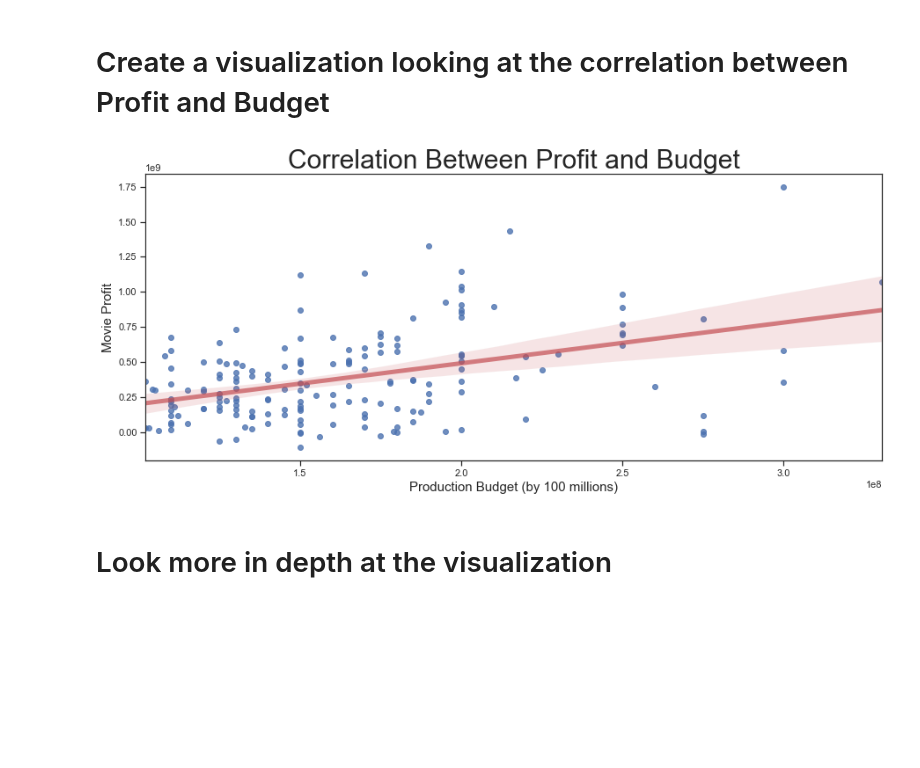
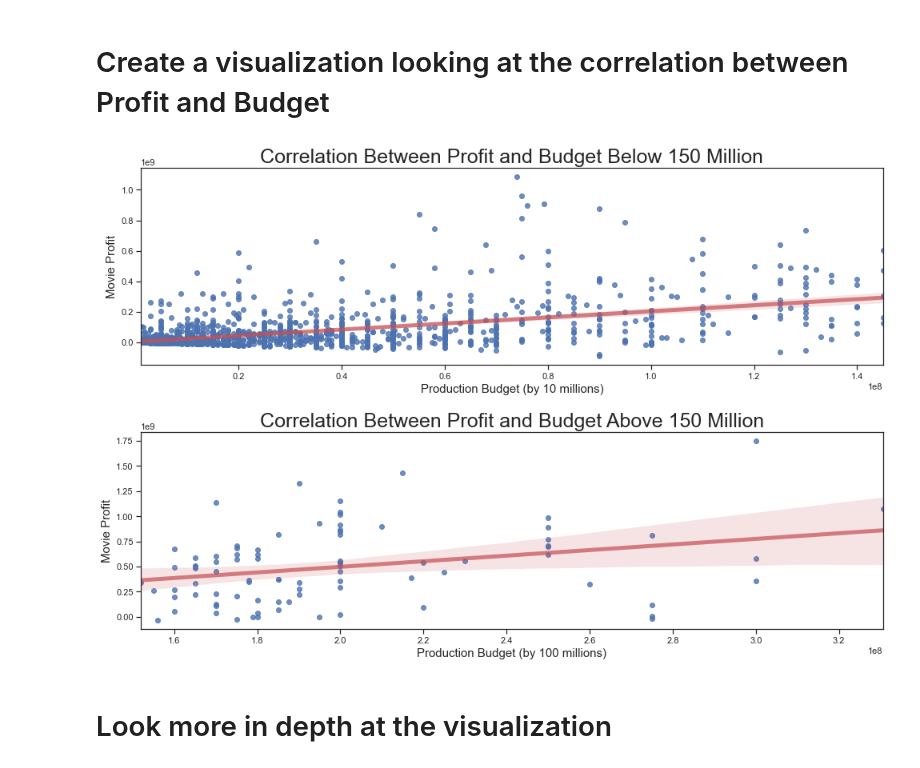
Before and after one commit to jchandleroneal/microsoft-movie-analysis, a Jupyter notebook: Movie Analysis.ipynb, the cells around one changed output. Saved outputs shown, nothing was run; the diff lists cells and outputs as text; code cells hidden in the pictures; blank space fills up the shorter version.

Commit message:
fixing correlation

```diff
--- a/Movie Analysis.ipynb
+++ b/Movie Analysis.ipynb
@@ -284,19 +284,33 @@ movie_actor_budget.corr()
 # %% [markdown]
 # Create a visualization looking at the correlation between Profit and Budget
 # %%
-viz_frame2 = movie_actor_budget[movie_actor_budget.production_budget > 100000000]
-x = viz_frame2.production_budget
-y = viz_frame2.movie_profit
+viz_frame = movie_actor_budget[movie_actor_budget.production_budget > 150000000]
 
-fig, ax = plt.subplots(figsize=(15,6))
-sns.regplot(x,y, line_kws={"color":"r","alpha":0.7,"lw":5})
+x = viz_frame.production_budget
+y = viz_frame.movie_profit
 
-ax.set_title('Correlation Between Profit and Budget', fontsize=30)
+viz_frame2 = movie_actor_budget[movie_actor_budget.production_budget < 150000000]
 
-ax.set_xlabel('Production Budget (by 100 millions)', fontsize=15)
-ax.set_ylabel('Movie Profit', fontsize=15);
+x2 = viz_frame2.production_budget
+y2 = viz_frame2.movie_profit
+
+fig, ax = plt.subplots(figsize=(15,10), nrows=2)
+fig.tight_layout(pad=5.0)
+sns.regplot(x2,y2 ,line_kws={"color":"r","alpha":0.7,"lw":5}, ax=ax[0])
+sns.regplot(x,y, line_kws={"color":"r","alpha":0.7,"lw":5}, ax=ax[1])
+
+
+ax[0].set_title('Correlation Between Profit and Budget Below 150 Million', fontsize=25)
+
+ax[0].set_xlabel('Production Budget (by 10 millions)', fontsize=15)
+ax[0].set_ylabel('Movie Profit', fontsize=15)
+
+ax[1].set_title('Correlation Between Profit and Budget Above 150 Million', fontsize=25)
+
+ax[1].set_xlabel('Production Budget (by 100 millions)', fontsize=15)
+ax[1].set_ylabel('Movie Profit', fontsize=15);
 # %% [output]
-[figure, old version]
+[figure, new version]
 # %% [markdown]
 # Look more in depth at the visualization
 # %%
```
